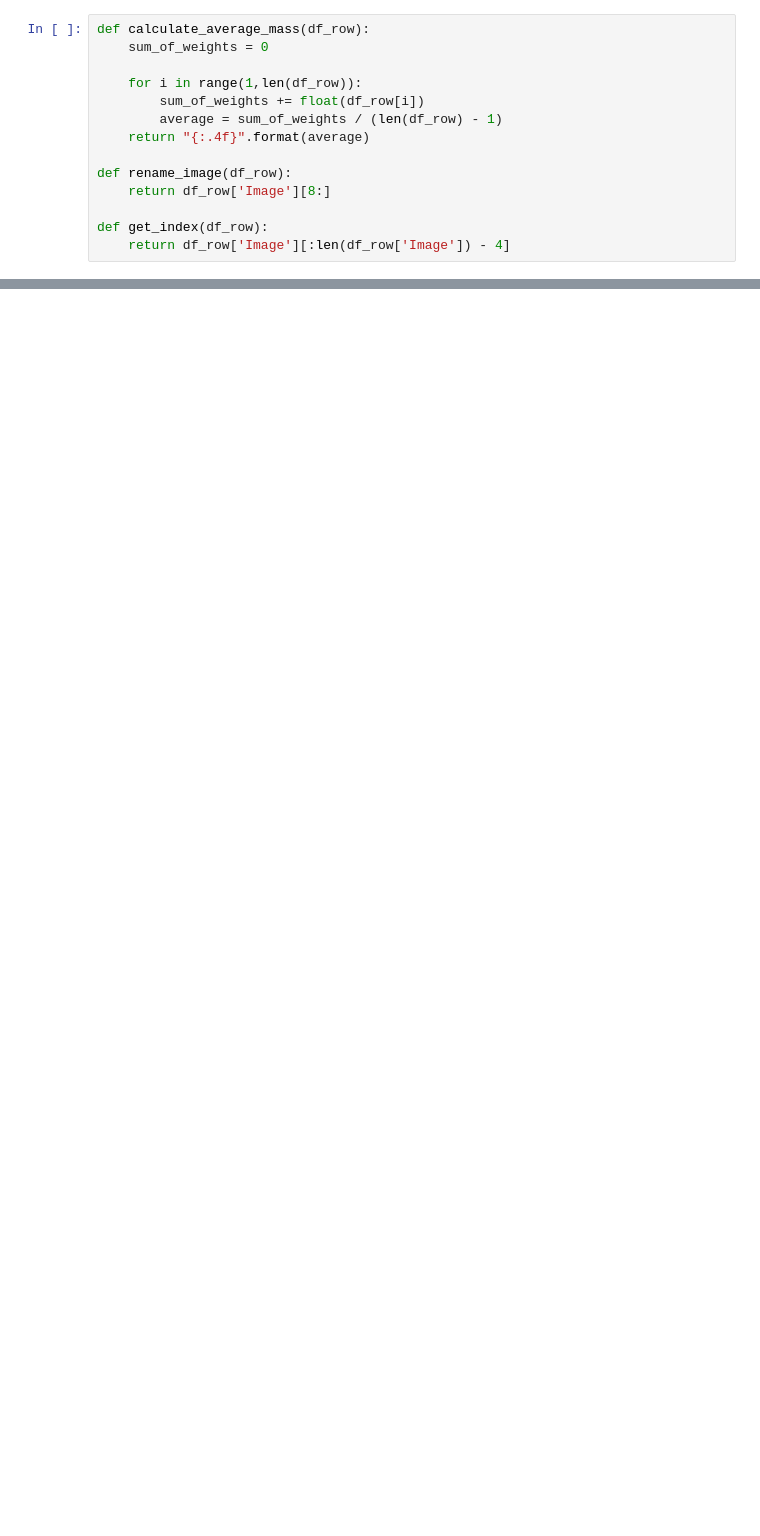
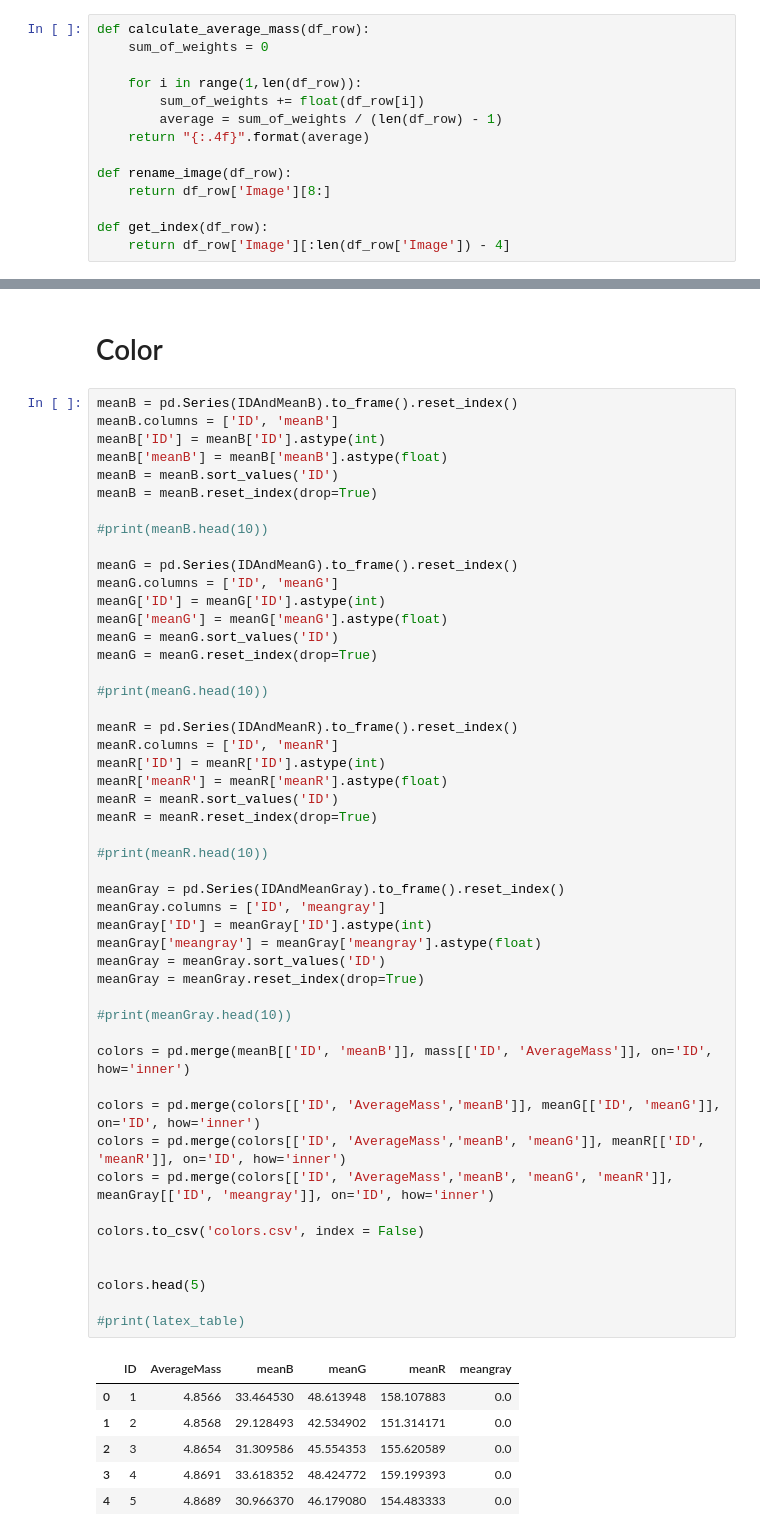
Before and after one commit to pcruiher08/ImageFeatures, a Jupyter notebook: analysis.ipynb, the cells around one changed output, grey strips where cells are left out. Saved outputs shown, nothing was run; the diff lists cells and outputs as text; blank space fills up the shorter version.

```diff
--- a/analysis.ipynb
+++ b/analysis.ipynb
@@ -794,0 +614,58 @@ leg.remove()
+# %% [markdown]
+# Color
+# %%
+meanB = pd.Series(IDAndMeanB).to_frame().reset_index()
+meanB.columns = ['ID', 'meanB']
+meanB['ID'] = meanB['ID'].astype(int)
+meanB['meanB'] = meanB['meanB'].astype(float)
+meanB = meanB.sort_values('ID')
+meanB = meanB.reset_index(drop=True)
+
+#print(meanB.head(10))
+
+meanG = pd.Series(IDAndMeanG).to_frame().reset_index()
+meanG.columns = ['ID', 'meanG']
+meanG['ID'] = meanG['ID'].astype(int)
+meanG['meanG'] = meanG['meanG'].astype(float)
+meanG = meanG.sort_values('ID')
+meanG = meanG.reset_index(drop=True)
+
+#print(meanG.head(10))
+
+meanR = pd.Series(IDAndMeanR).to_frame().reset_index()
+meanR.columns = ['ID', 'meanR']
+meanR['ID'] = meanR['ID'].astype(int)
+meanR['meanR'] = meanR['meanR'].astype(float)
+meanR = meanR.sort_values('ID')
+meanR = meanR.reset_index(drop=True)
+
+#print(meanR.head(10))
+
+meanGray = pd.Series(IDAndMeanGray).to_frame().reset_index()
+meanGray.columns = ['ID', 'meangray']
+meanGray['ID'] = meanGray['ID'].astype(int)
+meanGray['meangray'] = meanGray['meangray'].astype(float)
+meanGray = meanGray.sort_values('ID')
+meanGray = meanGray.reset_index(drop=True)
+
+#print(meanGray.head(10))
+
+colors = pd.merge(meanB[['ID', 'meanB']], mass[['ID', 'AverageMass']], on='ID', how='inner')
+
+colors = pd.merge(colors[['ID', 'AverageMass','meanB']], meanG[['ID', 'meanG']], on='ID', how='inner')
+colors = pd.merge(colors[['ID', 'AverageMass','meanB', 'meanG']], meanR[['ID', 'meanR']], on='ID', how='inner')
+colors = pd.merge(colors[['ID', 'AverageMass','meanB', 'meanG', 'meanR']], meanGray[['ID', 'meangray']], on='ID', how='inner')
+
+colors.to_csv('colors.csv', index = False)
+
+
+colors.head(5)
+
+#print(latex_table)
+# %% [output]
+|  | ID | AverageMass | meanB | meanG | meanR | meangray |
+| 0 | 1 | 4.8566 | 33.464530 | 48.613948 | 158.107883 | 0.0 |
+| 1 | 2 | 4.8568 | 29.128493 | 42.534902 | 151.314171 | 0.0 |
+| 2 | 3 | 4.8654 | 31.309586 | 45.554353 | 155.620589 | 0.0 |
+| 3 | 4 | 4.8691 | 33.618352 | 48.424772 | 159.199393 | 0.0 |
+| 4 | 5 | 4.8689 | 30.966370 | 46.179080 | 154.483333 | 0.0 |
```
Also changed, not shown: parts of 27 cells of this notebook, 3 other files.
